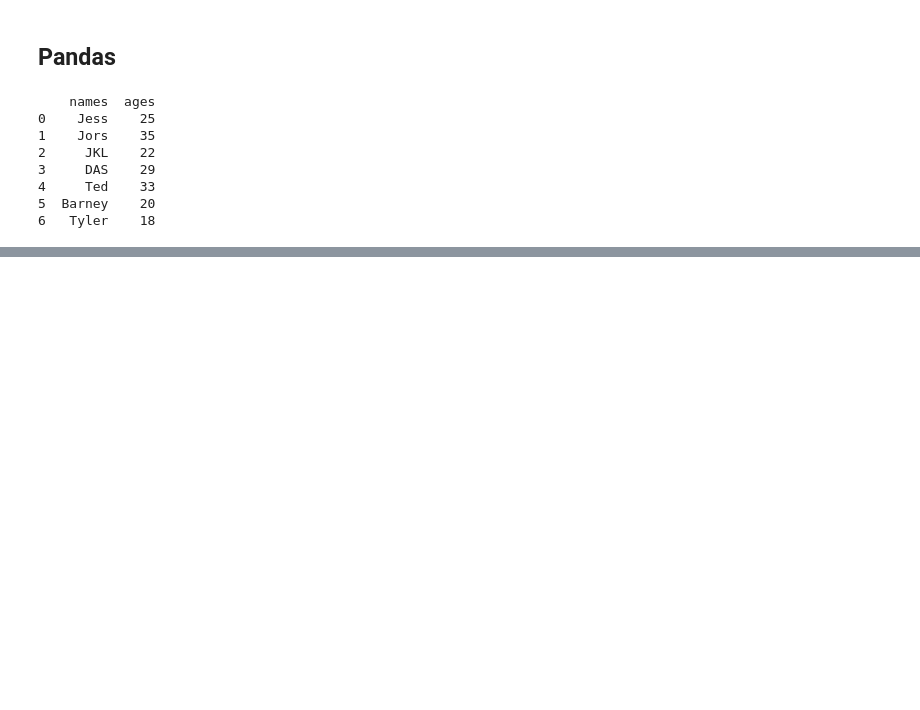
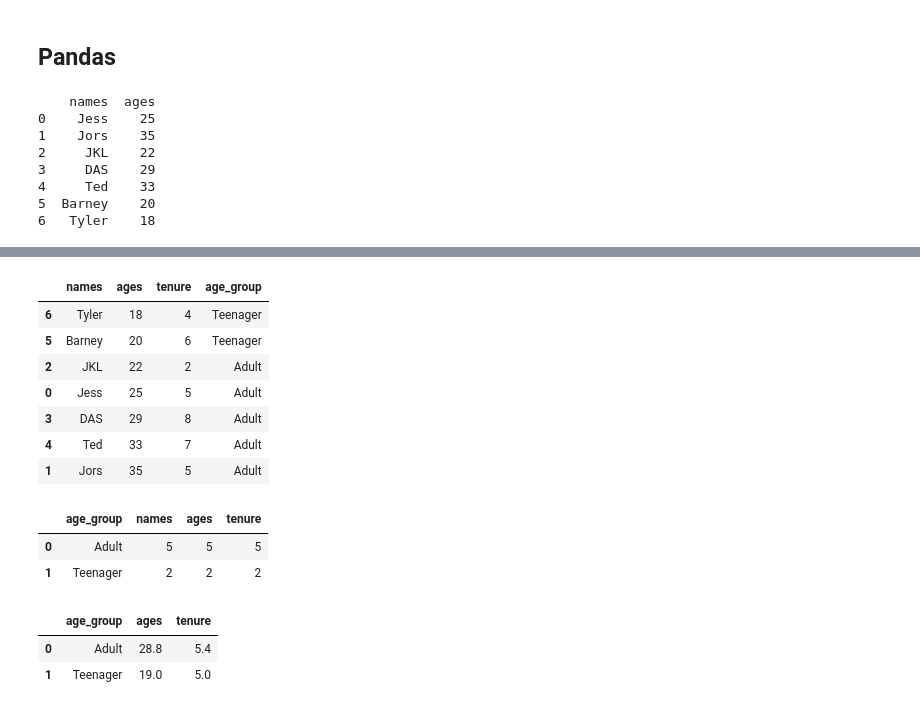
Before and after one commit to Iskanderka/Python_bootcamp, a Jupyter notebook: Week_10.ipynb, the cells around one changed output, grey strips where cells are left out. Drawn from its saved outputs; the diff is of its cells as text; code cells hidden in the pictures; blank space fills up the shorter version.

```diff
--- a/Week_10.ipynb
+++ b/Week_10.ipynb
@@ -86,0 +219,29 @@ print(df)
+# %%
+# feature engineering a new column from known data using a UDF
+def ageGroup(age):
+    return "Teenager" if age < 21 else "Adult"
+df["age_group"] = df["ages"].apply(ageGroup)
+df.head(10)
+# %% [output]
+|  | names | ages | tenure | age_group |
+| 6 | Tyler | 18 | 4 | Teenager |
+| 5 | Barney | 20 | 6 | Teenager |
+| 2 | JKL | 22 | 2 | Adult |
+| 0 | Jess | 25 | 5 | Adult |
+| 3 | DAS | 29 | 8 | Adult |
+| 4 | Ted | 33 | 7 | Adult |
+| 1 | Jors | 35 | 5 | Adult |
+# %%
+# grouping the records together to count how many records in each group
+df.groupby("age_group", as_index=False).count( ).head( )
+# %% [output]
+|  | age_group | names | ages | tenure |
+| 0 | Adult | 5 | 5 | 5 |
+| 1 | Teenager | 2 | 2 | 2 |
+# %%
+# grouping the data to see averages of all columns
+df.groupby("age_group", as_index=False).mean( ).head( )
+# %% [output]
+|  | age_group | ages | tenure |
+| 0 | Adult | 28.8 | 5.4 |
+| 1 | Teenager | 19.0 | 5.0 |
```
Also changed, not shown: parts of 34 cells of this notebook, 1 other file.
